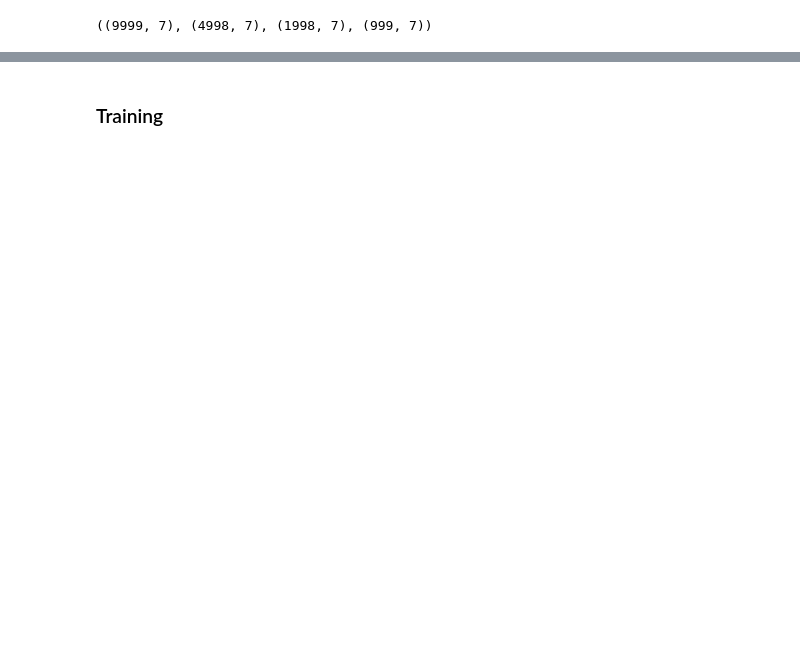
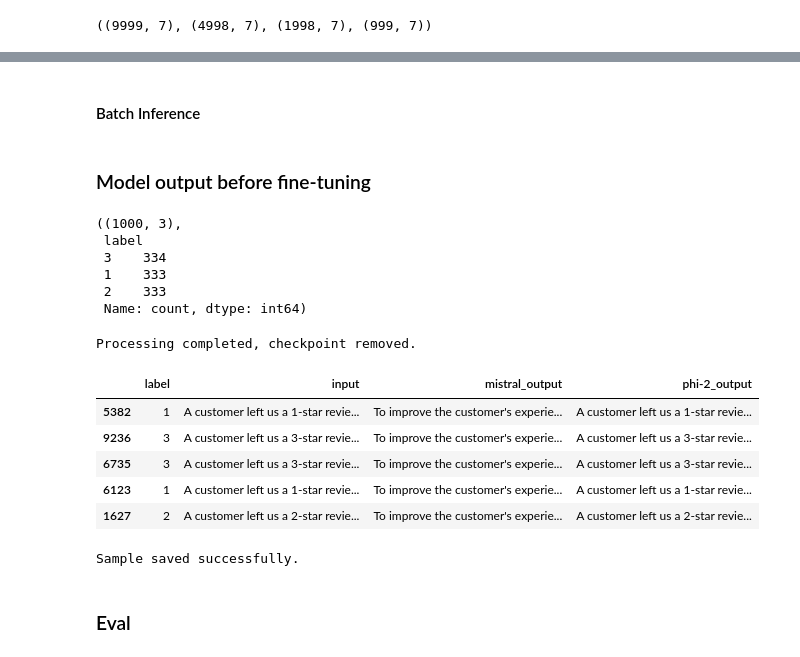
Before and after one commit to kangelamw/LLM-Project-DS, a Jupyter notebook: notebooks/3-pre-trained-model.ipynb, the cells around one changed output, grey strips where cells are left out. Cells and saved outputs as stored; diff of their text form; code cells hidden in the pictures; blank space fills up the shorter version.

```diff
--- a/notebooks/3-pre-trained-model.ipynb
+++ b/notebooks/3-pre-trained-model.ipynb
@@ -100,8 +109,0 @@ def remove_before_one(text):
-# %%
-train10k['output'] = train10k['output'].apply(remove_before_one)
-train5k['output'] = train5k['output'].apply(remove_before_one)
-test2k['output'] = test2k['output'].apply(remove_before_one)
-test1k['output'] = test1k['output'].apply(remove_before_one)
-
-# Check
-train10k.head()
@@ -116,0 +169,13 @@ train10k.head()
+# %%
+# Prepare input text
+text_test = train10k['input'][11]
+inputs = tokenizer(text_test, return_tensors="pt").to(device)  # Move input tensors to the model's device
+
+# Output
+with torch.no_grad():
+  output = model.generate(**inputs,
+                          max_new_tokens=200,
+                          pad_token_id=tokenizer.eos_token_id)
+  decoded_output = tokenizer.decode(output[0], skip_special_tokens=True)
+
+print(decoded_output)
@@ -116,0 +238,2 @@ train10k.head()
+# %% [markdown]
+#### Batch Inference
@@ -116,0 +329,17 @@ train10k.head()
+# %% [markdown]
+### Model output before fine-tuning
+# %%
+# Stratified sampling on train10k, I need 1k samples to have some sort of Benchmark for the non-fine-tuned phi-2 model. I'll keep them in the train10k dataframe.
+from sklearn.model_selection import train_test_split
+
+_, train10k_sample = train_test_split(train10k, test_size=0.1,
+                                      random_state=42,
+                                      stratify=train10k['label'])
+train10k_sample.shape, train10k_sample['label'].value_counts()
+# %% [output]
+((1000, 3),
+ label
+ 3    334
+ 1    333
+ 2    333
+ Name: count, dtype: int64)
@@ -116,0 +350,13 @@ train10k.head()
+# %%
+train10k_sample['phi-2_output'] = generate_response(train10k_sample['input'],
+                                                    batch_size=5)
+
+train10k_sample.head()
+# %% [output]
+Processing completed, checkpoint removed.
+|  | label | input | mistral_output | phi-2_output |
+| 5382 | 1 | A customer left us a 1-star revie... | To improve the customer's experie... | A customer left us a 1-star revie... |
+| 9236 | 3 | A customer left us a 3-star revie... | To improve the customer's experie... | A customer left us a 3-star revie... |
+| 6735 | 3 | A customer left us a 3-star revie... | To improve the customer's experie... | A customer left us a 3-star revie... |
+| 6123 | 1 | A customer left us a 1-star revie... | To improve the customer's experie... | A customer left us a 1-star revie... |
+| 1627 | 2 | A customer left us a 2-star revie... | To improve the customer's experie... | A customer left us a 2-star revie... |
@@ -117,2 +368,9 @@ train10k.head()
+# %%
+train10k_sample.to_csv(eval_path + '/train10k_sample.csv', index=False)
+
+if os.path.exists(eval_path + '/train10k_sample.csv'):
+    print("Sample saved successfully.")
+# %% [output]
+Sample saved successfully.
 # %% [markdown]
-### Training
+### Eval
```
Also changed, not shown: parts of 25 cells of this notebook, 5 other files.
